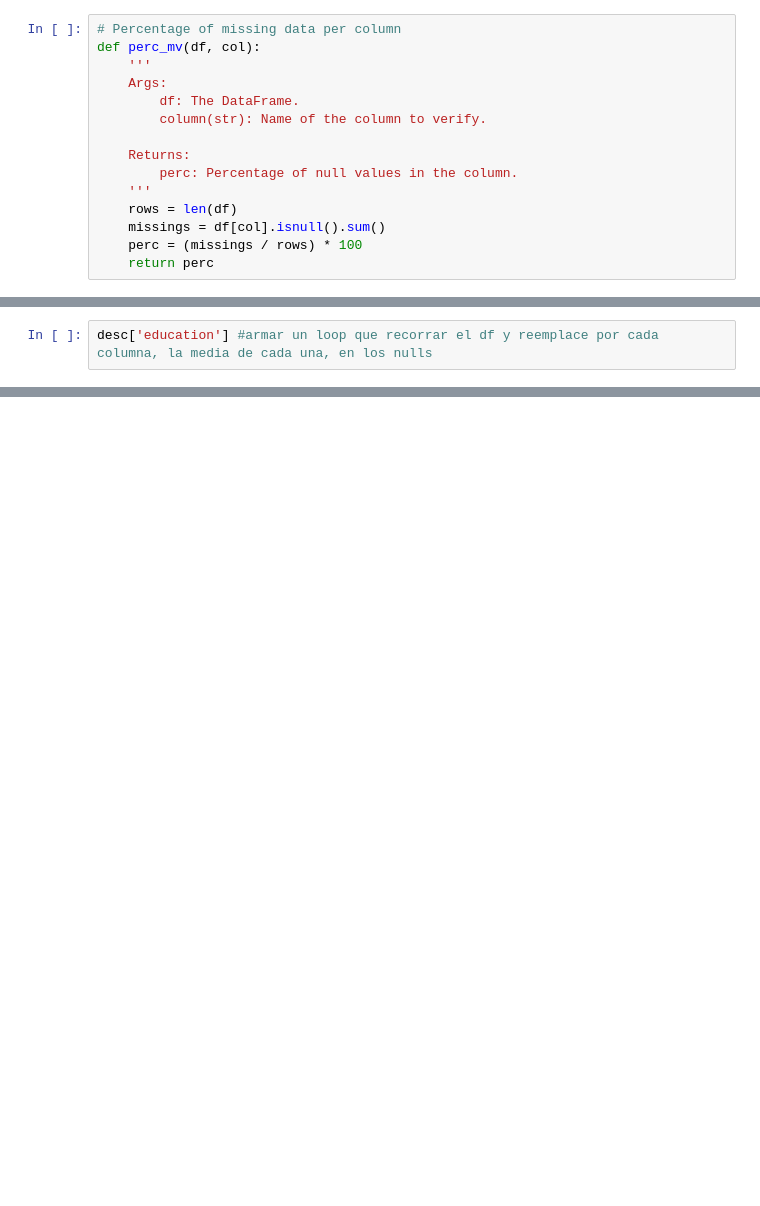
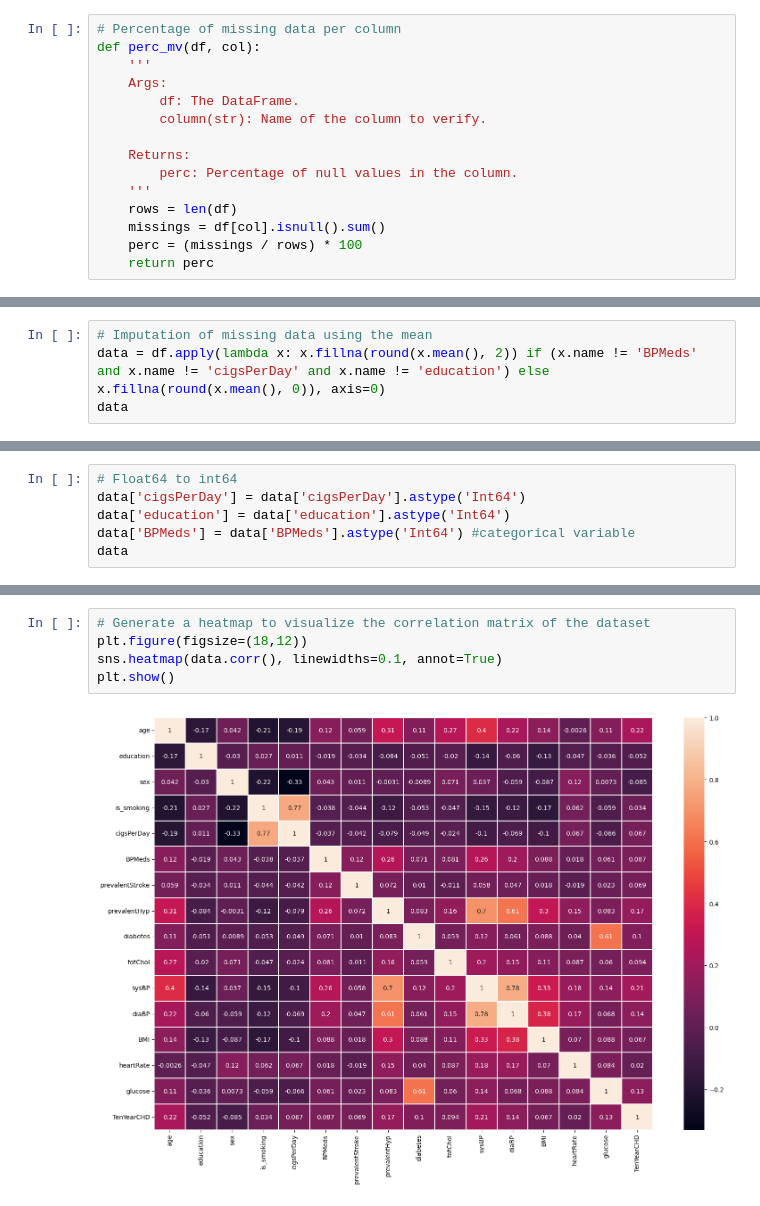
Before and after one commit to martingetzel/TPI-IA-2023, a Jupyter notebook: proyecto/NotebookBase.ipynb, the cells around one changed output, grey strips where cells are left out. Cells and saved outputs as stored; diff of their text form; blank space fills up the shorter version.

```diff
--- a/proyecto/NotebookBase.ipynb
+++ b/proyecto/NotebookBase.ipynb
@@ -188,2 +201,4 @@ pandas.core.frame.DataFrame
 # %%
-desc['education'] #armar un loop que recorrar el df y reemplace por cada columna, la media de cada una, en los nulls
+# Imputation of missing data using the mean
+data = df.apply(lambda x: x.fillna(round(x.mean(), 2)) if (x.name != 'BPMeds' and x.name != 'cigsPerDay' and x.name != 'education') else x.fillna(round(x.mean(), 0)), axis=0)
+data
@@ -245,0 +241,6 @@ df.columns
+# %%
+# Float64 to int64
+data['cigsPerDay'] = data['cigsPerDay'].astype('Int64')
+data['education'] = data['education'].astype('Int64')
+data['BPMeds'] = data['BPMeds'].astype('Int64') #categorical variable
+data
@@ -245,0 +300,7 @@ df.columns
+# %%
+# Generate a heatmap to visualize the correlation matrix of the dataset
+plt.figure(figsize=(18,12))
+sns.heatmap(data.corr(), linewidths=0.1, annot=True)
+plt.show()
+# %% [output]
+[figure, added]
```
Also changed, not shown: parts of 26 cells of this notebook.
